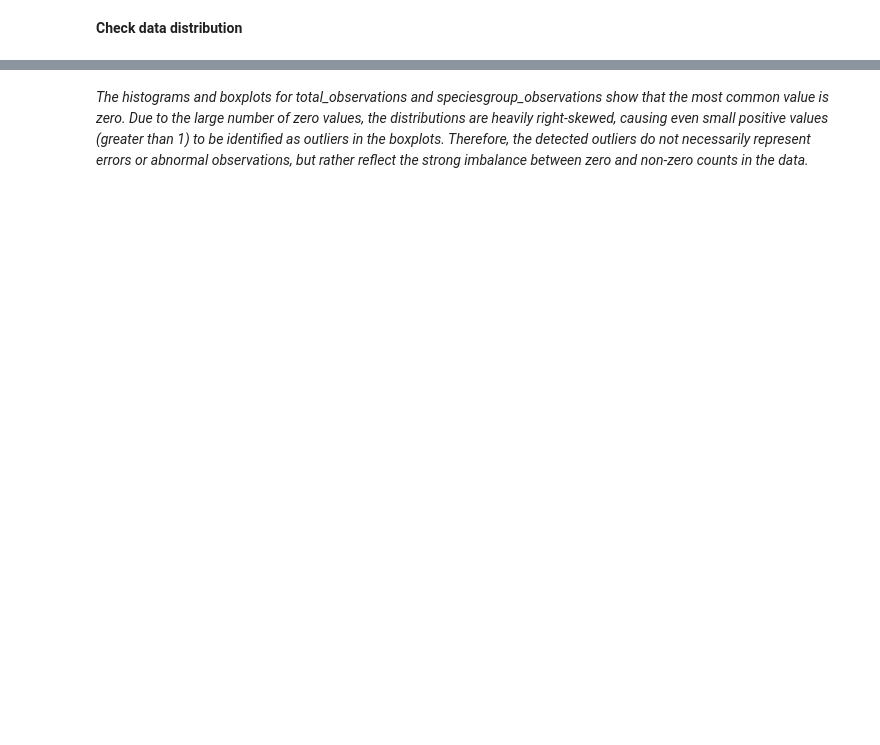
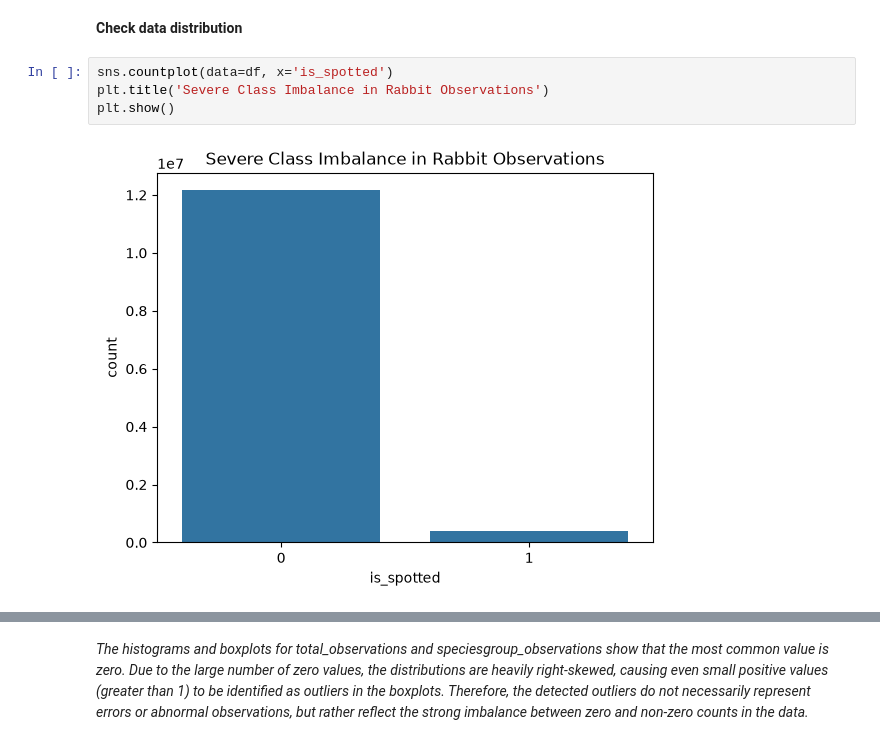
Before and after one commit to Sannebeast/Rabbitions, a Jupyter notebook: notebooks/project.ipynb, the cells around one changed output, grey strips where cells are left out. Drawn from its saved outputs; the diff is of its cells as text; blank space fills up the shorter version.

```diff
--- a/notebooks/project.ipynb
+++ b/notebooks/project.ipynb
@@ -194,3 +217,9 @@ df.describe()
 # %% [markdown]
 **Check data distribution**
+# %%
+sns.countplot(data=df, x='is_spotted')
+plt.title('Severe Class Imbalance in Rabbit Observations')
+plt.show()
+# %% [output]
+[figure, added]
 # %%
```
Also changed, not shown: parts of 43 cells of this notebook.
